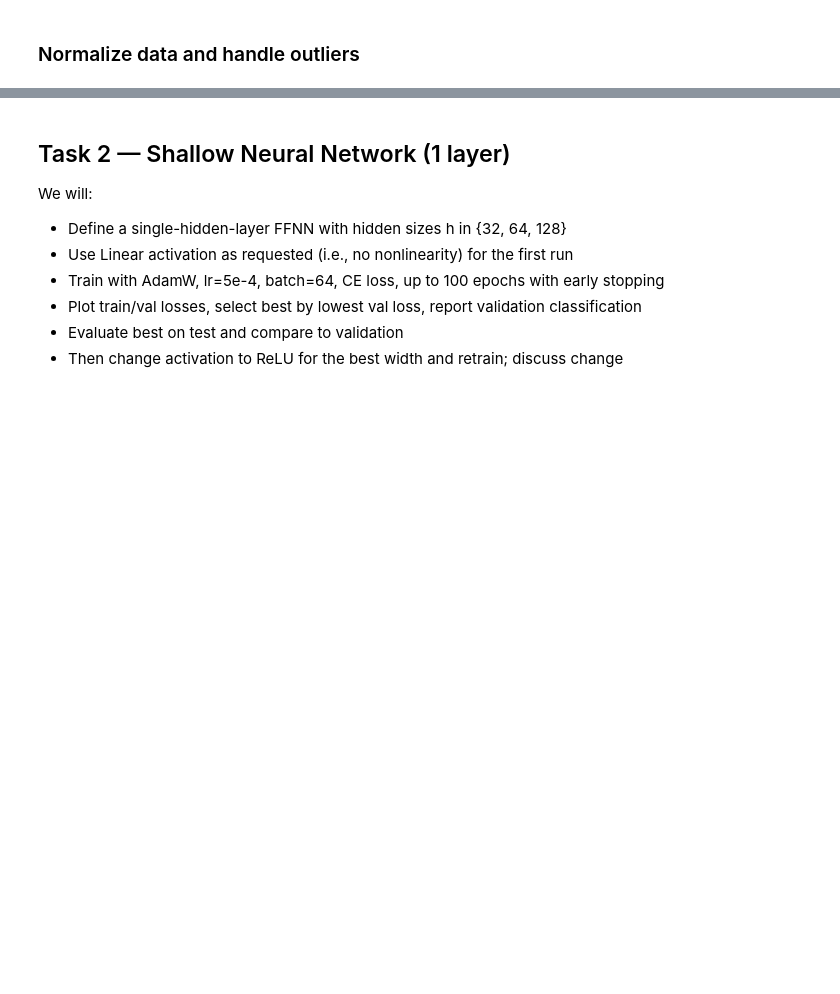
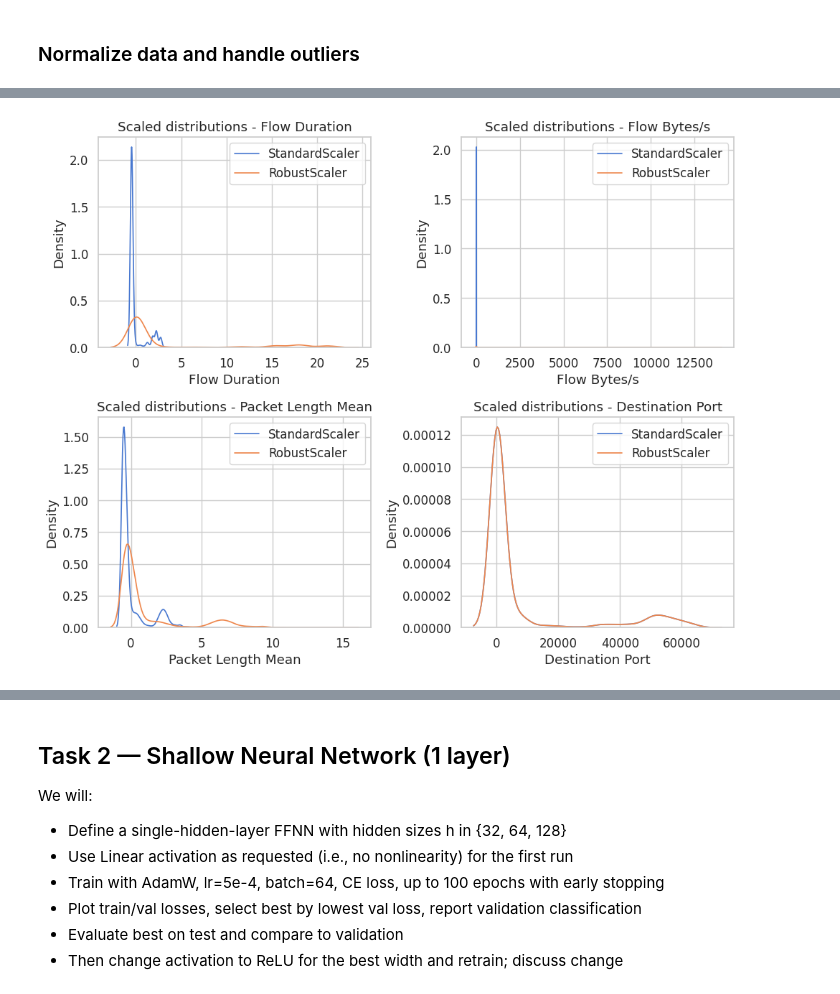
Before and after one commit to AImSecure/Laboratory1, a Jupyter notebook: lab/notebooks/Lab1_FFNN.ipynb, the cells around one changed output, grey strips where cells are left out. Cells and saved outputs as stored; diff of their text form; code cells hidden in the pictures; blank space fills up the shorter version.

```diff
--- a/lab/notebooks/Lab1_FFNN.ipynb
+++ b/lab/notebooks/Lab1_FFNN.ipynb
@@ -559,0 +420,15 @@ def plot_losses(train_losses, val_losses, title, save_path=None):
+# %%
+# ------------------------------------------------------------
+# STEP 4 — Apply StandardScaler and RobustScaler (continuous features only)
+# ------------------------------------------------------------
+scaler_std = StandardScaler().fit(X_train[cont_cols])
+scaler_rob = RobustScaler().fit(X_train[cont_cols])
+
+# Transform continuous features
+X_train_std_cont = pd.DataFrame(scaler_std.transform(X_train[cont_cols]), columns=cont_cols, index=X_train.index)
+X_val_std_cont = pd.DataFrame(scaler_std.transform(X_val[cont_cols]), columns=cont_cols, index=X_val.index)
+X_test_std_cont = pd.DataFrame(scaler_std.transform(X_test[cont_cols]), columns=cont_cols, index=X_test.index)
+
+X_train_rob_cont = pd.DataFrame(scaler_rob.transform(X_train[cont_cols]), columns=cont_cols, index=X_train.index)
+X_val_rob_cont = pd.DataFrame(scaler_rob.transform(X_val[cont_cols]), columns=cont_cols, index=X_val.index)
+X_test_rob_cont = pd.DataFrame(scaler_rob.transform(X_test[cont_cols]), columns=cont_cols, index=X_test.index)
@@ -559,0 +450,14 @@ def plot_losses(train_losses, val_losses, title, save_path=None):
+# %%
+# ------------------------------------------------------------
+# STEP 6 — Visual comparison of Standard vs Robust scaling
+# ------------------------------------------------------------
+fig, axes = plt.subplots(2, 2, figsize=(10, 8))
+for i, col in enumerate(selected_features):
+    sns.kdeplot(X_train_std[col], ax=axes[i//2, i%2], label="StandardScaler", lw=1.2)
+    sns.kdeplot(X_train_rob[col], ax=axes[i//2, i%2], label="RobustScaler", lw=1.2)
+    axes[i//2, i%2].set_title(f"Scaled distributions - {col}")
+    axes[i//2, i%2].legend()
+plt.tight_layout()
+plt.show()
+# %% [output]
+[figure, added]
```
Also changed, not shown: parts of 32 cells of this notebook.
